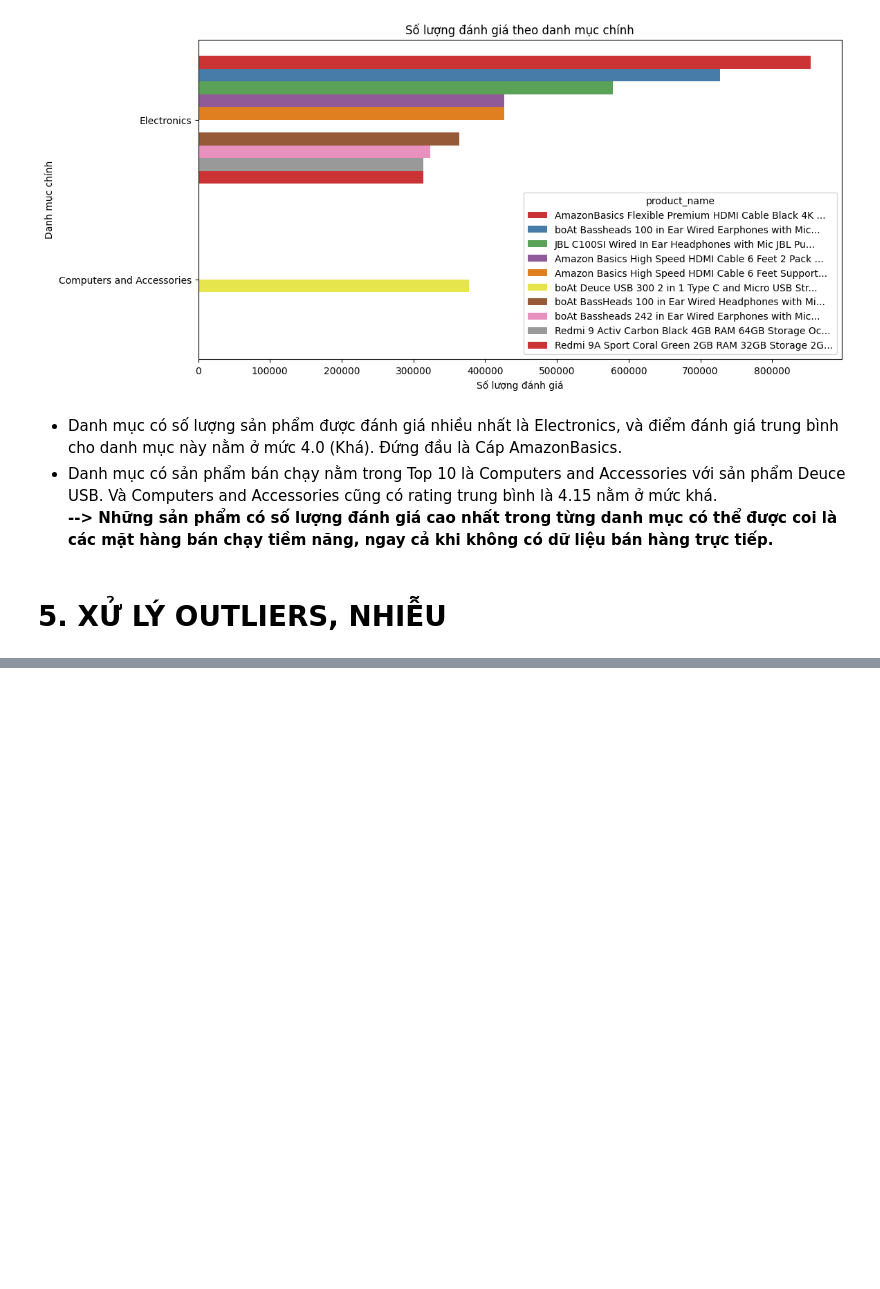
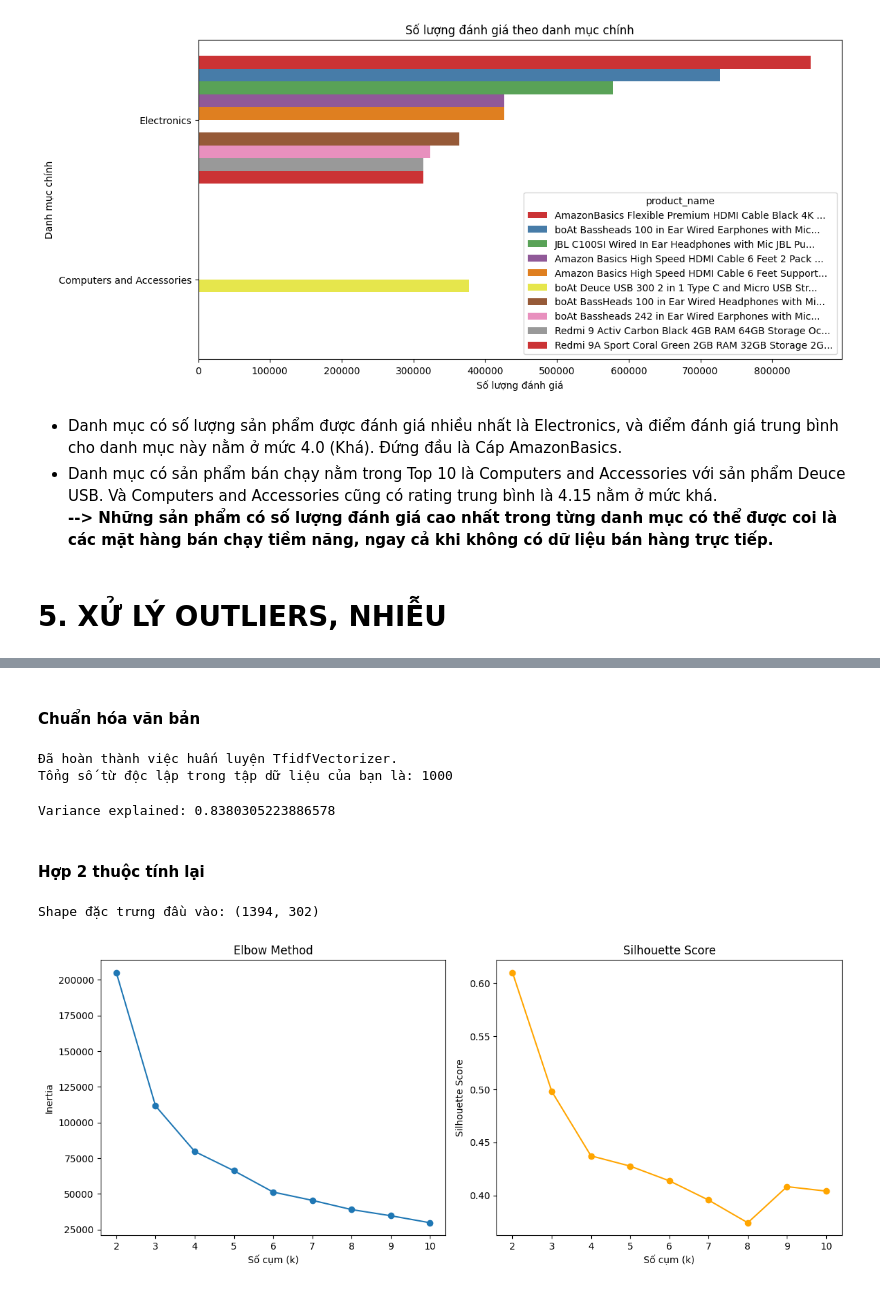
Before and after one commit to CongDon1207/data-mining-gr07, a Jupyter notebook: amazone_ex.ipynb, the cells around one changed output, grey strips where cells are left out. Drawn from its saved outputs; the diff is of its cells as text; code cells hidden in the pictures; blank space fills up the shorter version.

```diff
--- a/amazone_ex.ipynb
+++ b/amazone_ex.ipynb
@@ -499,0 +673,2 @@ plt.show()
+# %% [markdown]
+#### Chuẩn hóa văn bản
@@ -499,0 +677,73 @@ plt.show()
+# %%
+from sklearn.feature_extraction.text import TfidfVectorizer
+from sklearn.decomposition import TruncatedSVD
+
+# TF-IDF với 100 chiều
+tfidf = TfidfVectorizer(max_features=1000)
+about_embeddings = tfidf.fit_transform(df_processed['about_product'])
+print("Đã hoàn thành việc huấn luyện TfidfVectorizer.")
+
+total_unique_words = len(tfidf.vocabulary_)
+
+print(f"Tổng số từ độc lập trong tập dữ liệu của bạn là: {total_unique_words}")
+# %% [output]
+Đã hoàn thành việc huấn luyện TfidfVectorizer.
+Tổng số từ độc lập trong tập dữ liệu của bạn là: 1000
+# %%
+svd = TruncatedSVD(n_components=300, random_state=42)
+about_embeddings_reduced = svd.fit_transform(about_embeddings)
+print("Variance explained:", svd.explained_variance_ratio_.sum())
+# %% [output]
+Variance explained: 0.8380305223886578
+# %% [markdown]
+#### Hợp 2 thuộc tính lại
+# %%
+import numpy as np
+from sklearn.preprocessing import StandardScaler
+
+# Lấy 2 cột số đã chuẩn hóa
+X_num = df_processed[['discounted_price', 'rating']].values
+
+# Nhân trọng số cho đặc trưng số
+#Chọn weight ≈ sqrt(352/3)
+weight = 11
+X_num_weighted = X_num * weight
+
+# Ghép với embedding
+X = np.hstack([X_num_weighted, about_embeddings_reduced])
+
+print("Shape đặc trưng đầu vào:", X.shape)
+# %% [output]
+Shape đặc trưng đầu vào: (1394, 302)
+# %%
+from sklearn.cluster import KMeans
+from sklearn.metrics import silhouette_score
+import matplotlib.pyplot as plt
+
+inertia = []
+silhouette = []
+K = range(2, 11)
+
+for k in K:
+    kmeans = KMeans(n_clusters=k, random_state=42, n_init=10)
+    labels = kmeans.fit_predict(X)
+    inertia.append(kmeans.inertia_)
+    silhouette.append(silhouette_score(X, labels))
+
+plt.figure(figsize=(12,5))
+plt.subplot(1,2,1)
+plt.plot(K, inertia, marker='o')
+plt.xlabel('Số cụm (k)')
+plt.ylabel('Inertia')
+plt.title('Elbow Method')
+
+plt.subplot(1,2,2)
+plt.plot(K, silhouette, marker='o', color='orange')
+plt.xlabel('Số cụm (k)')
+plt.ylabel('Silhouette Score')
+plt.title('Silhouette Score')
+
+plt.tight_layout()
+plt.show()
+# %% [output]
+[figure, added]
```
Also changed, not shown: parts of 26 cells of this notebook, 1 other file.
